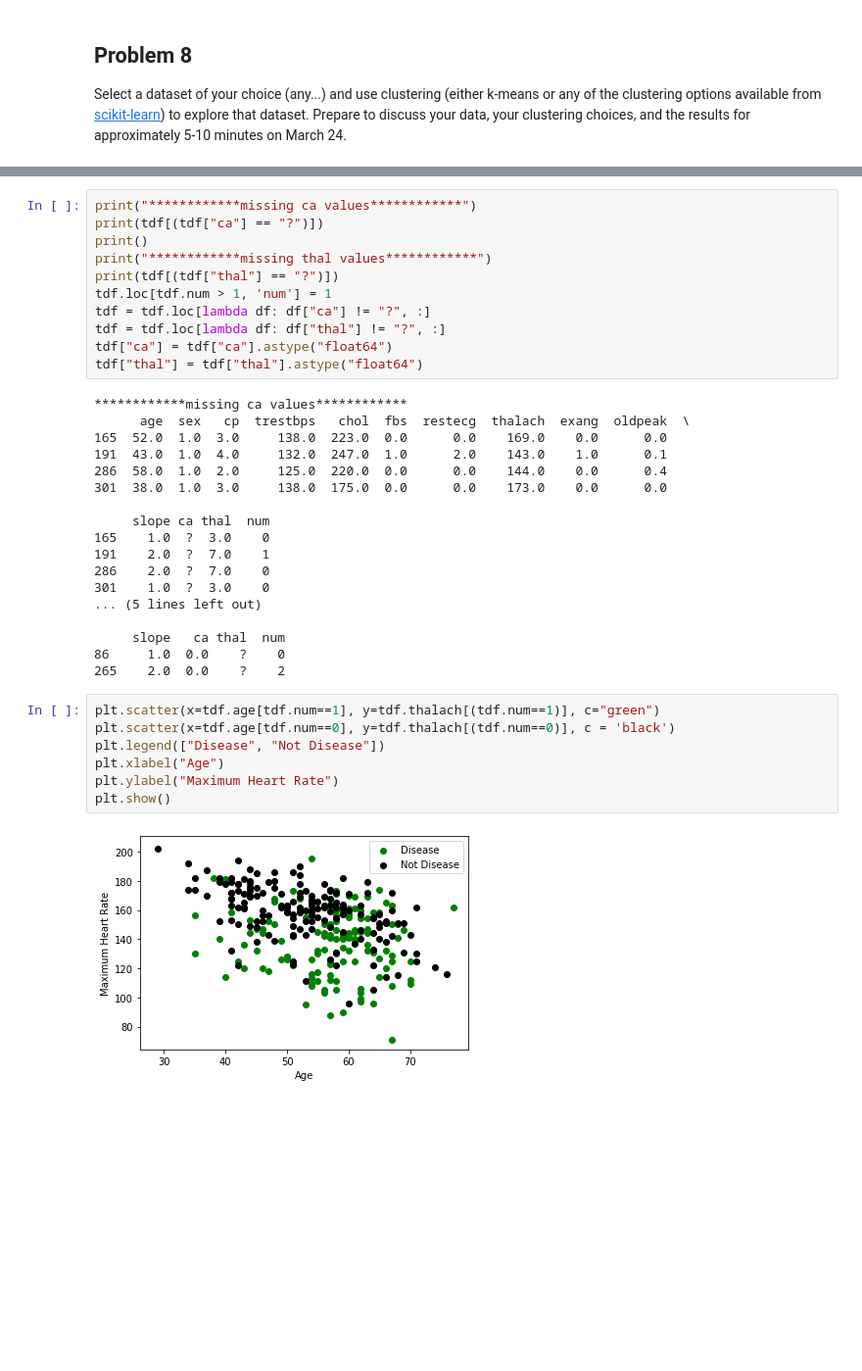
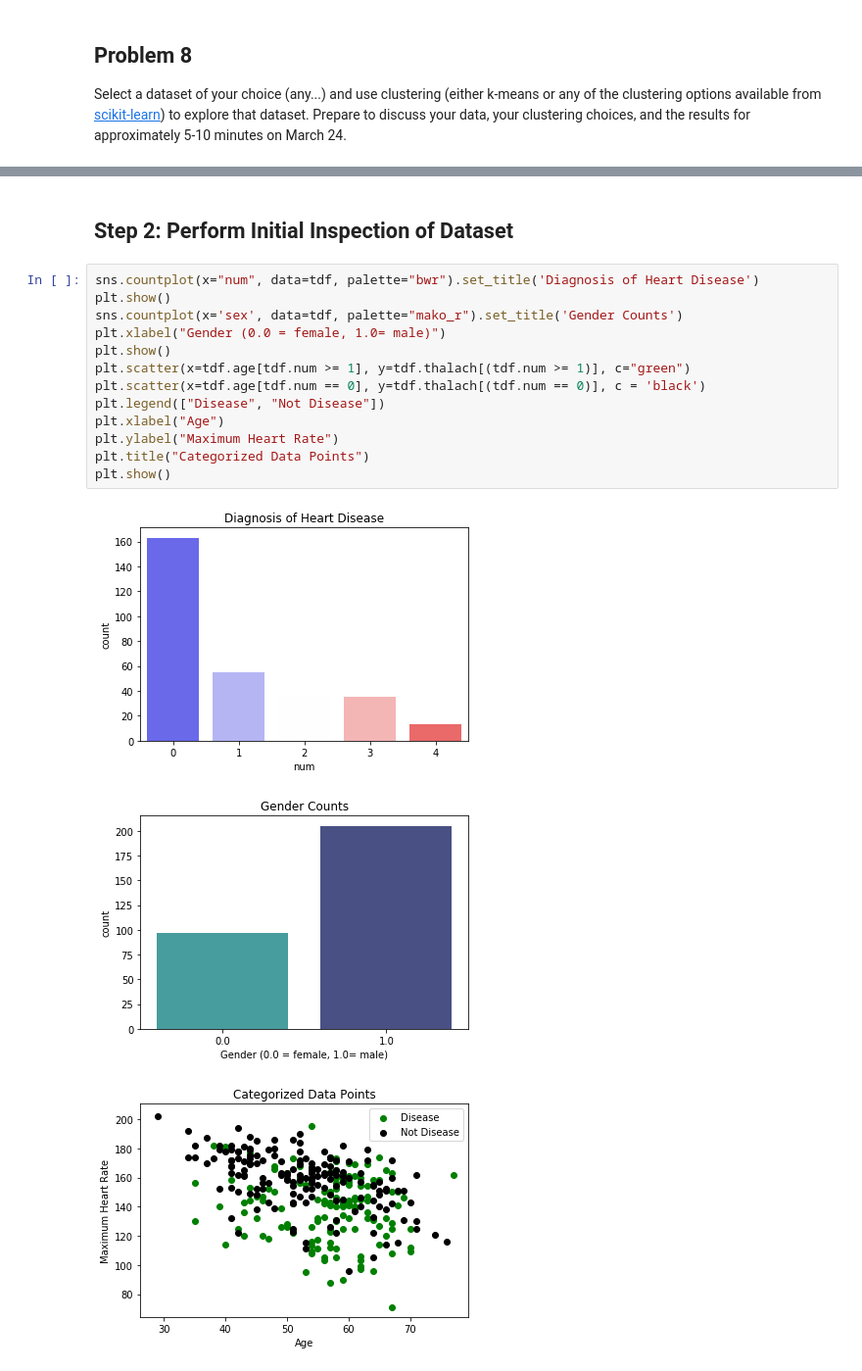
Before and after one commit to jyoung67/data-science, a Jupyter notebook: HW09/k-Means.ipynb, the cells around one changed output, grey strips where cells are left out. Shown at 98% size. Saved outputs shown, nothing was run; the diff lists cells and outputs as text; blank space fills up the shorter version.

```diff
--- a/HW09/k-Means.ipynb
+++ b/HW09/k-Means.ipynb
@@ -358,38 +351,19 @@ exang       302 non-null float64
-# %%
-print("************missing ca values************")
-print(tdf[(tdf["ca"] == "?")])
-print()
-print("************missing thal values************")
-print(tdf[(tdf["thal"] == "?")])
-tdf.loc[tdf.num > 1, 'num'] = 1
-tdf = tdf.loc[lambda df: df["ca"] != "?", :]
-tdf = tdf.loc[lambda df: df["thal"] != "?", :]
-tdf["ca"] = tdf["ca"].astype("float64")
-tdf["thal"] = tdf["thal"].astype("float64")
-# %% [output]
-************missing ca values************
-      age  sex   cp  trestbps   chol  fbs  restecg  thalach  exang  oldpeak  \
-165  52.0  1.0  3.0     138.0  223.0  0.0      0.0    169.0    0.0      0.0
-191  43.0  1.0  4.0     132.0  247.0  1.0      2.0    143.0    1.0      0.1
-286  58.0  1.0  2.0     125.0  220.0  0.0      0.0    144.0    0.0      0.4
-301  38.0  1.0  3.0     138.0  175.0  0.0      0.0    173.0    0.0      0.0
-
-     slope ca thal  num
-165    1.0  ?  3.0    0
-191    2.0  ?  7.0    1
-286    2.0  ?  7.0    0
-301    1.0  ?  3.0    0
-... (5 lines left out)
-
-     slope   ca thal  num
-86     1.0  0.0    ?    0
-265    2.0  0.0    ?    2
+# %% [markdown]
+## Step 2:  Perform Initial Inspection of Dataset
 # %%
-plt.scatter(x=tdf.age[tdf.num==1], y=tdf.thalach[(tdf.num==1)], c="green")
-plt.scatter(x=tdf.age[tdf.num==0], y=tdf.thalach[(tdf.num==0)], c = 'black')
+sns.countplot(x="num", data=tdf, palette="bwr").set_title('Diagnosis of Heart Disease')
+plt.show()
+sns.countplot(x='sex', data=tdf, palette="mako_r").set_title('Gender Counts')
+plt.xlabel("Gender (0.0 = female, 1.0= male)")
+plt.show()
+plt.scatter(x=tdf.age[tdf.num >= 1], y=tdf.thalach[(tdf.num >= 1)], c="green")
+plt.scatter(x=tdf.age[tdf.num == 0], y=tdf.thalach[(tdf.num == 0)], c = 'black')
 plt.legend(["Disease", "Not Disease"])
 plt.xlabel("Age")
 plt.ylabel("Maximum Heart Rate")
+plt.title("Categorized Data Points")
 plt.show()
 # %% [output]
-[figure, old version]
+[figure, new version]
+[figure, added]
+[figure, added]
```
Also changed, not shown: parts of 19 cells of this notebook.
